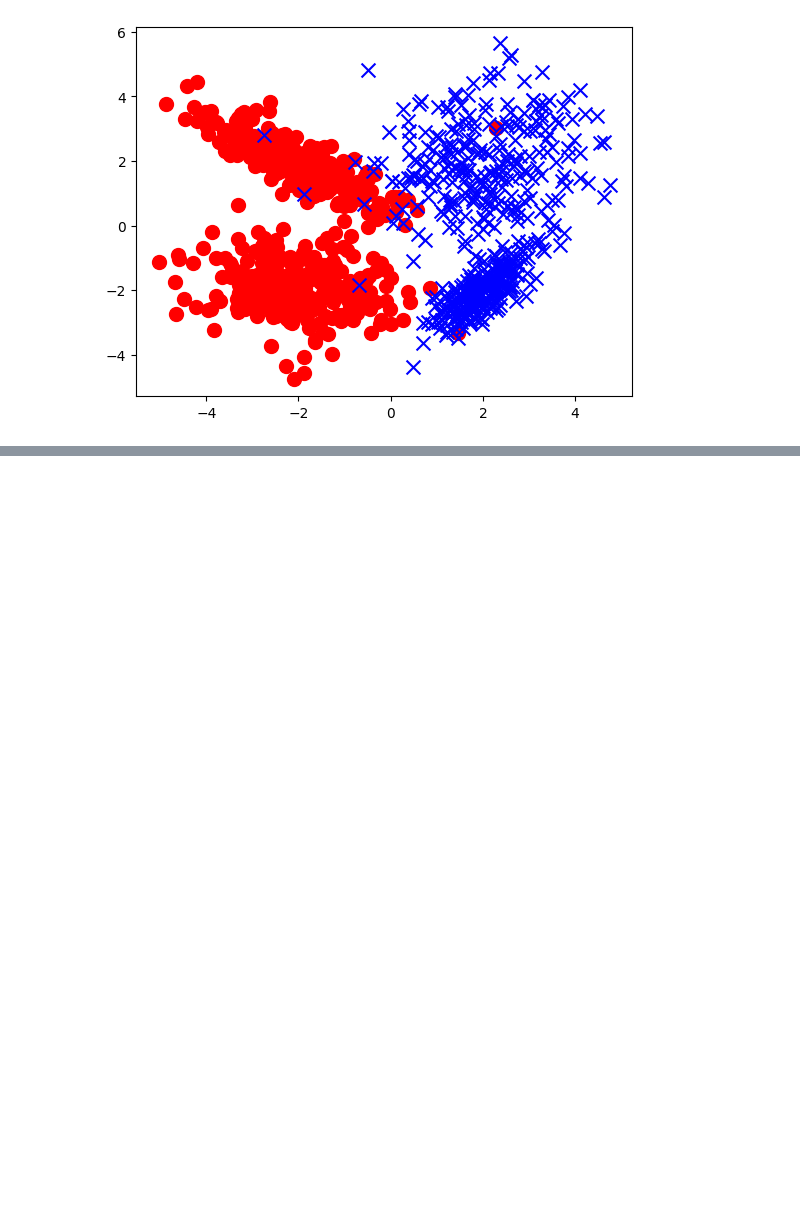
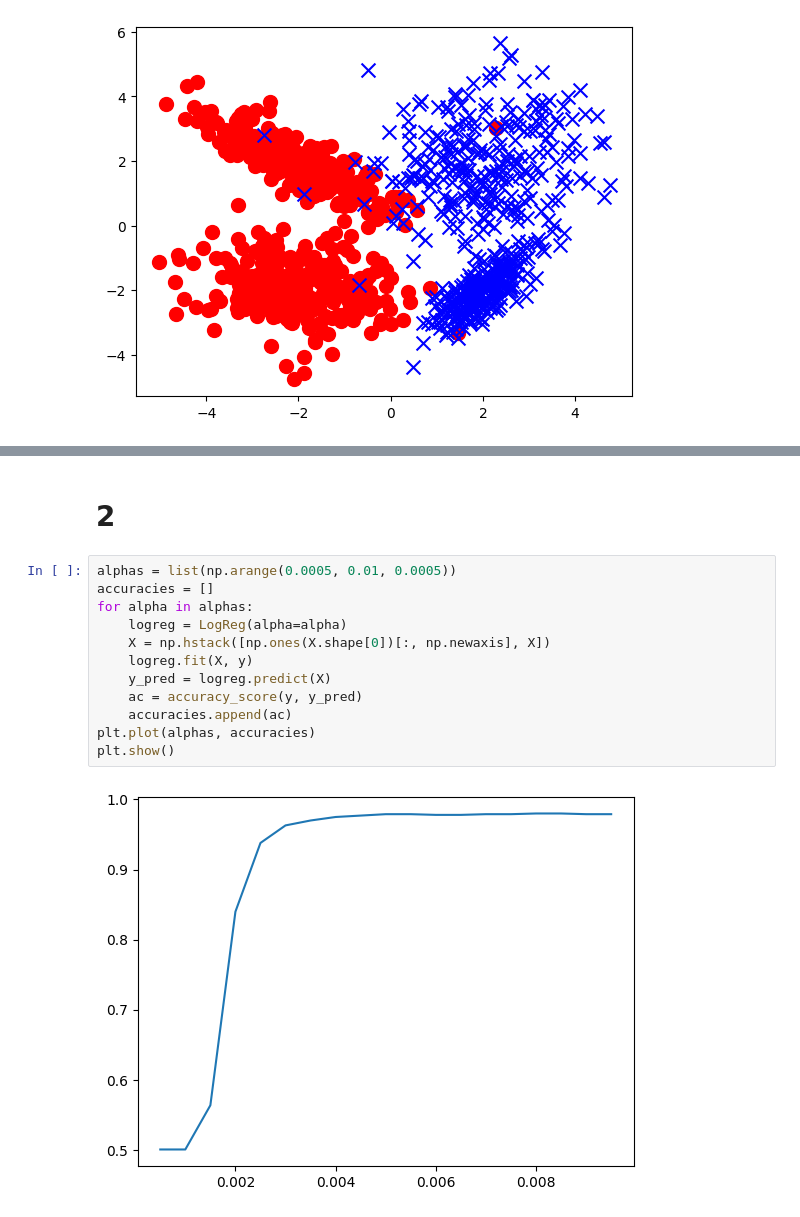
Before and after one commit to BUSH222/misis_ml_course_sem6, a Jupyter notebook: ML2.1 logistic regression/2.1.ipynb, the cells around one changed output, grey strips where cells are left out. Cells and saved outputs as stored; diff of their text form; blank space fills up the shorter version.

```diff
--- a/ML2.1 logistic regression/2.1.ipynb
+++ b/ML2.1 logistic regression/2.1.ipynb
@@ -34,0 +112,16 @@ class SGD():
+# %% [markdown]
+# 2
+# %%
+alphas = list(np.arange(0.0005, 0.01, 0.0005))
+accuracies = []
+for alpha in alphas:
+    logreg = LogReg(alpha=alpha)
+    X = np.hstack([np.ones(X.shape[0])[:, np.newaxis], X])
+    logreg.fit(X, y)
+    y_pred = logreg.predict(X)
+    ac = accuracy_score(y, y_pred)
+    accuracies.append(ac)
+plt.plot(alphas, accuracies)
+plt.show()
+# %% [output]
+[figure, added]
```
Also changed, not shown: parts of 8 cells of this notebook, 4 other files.
